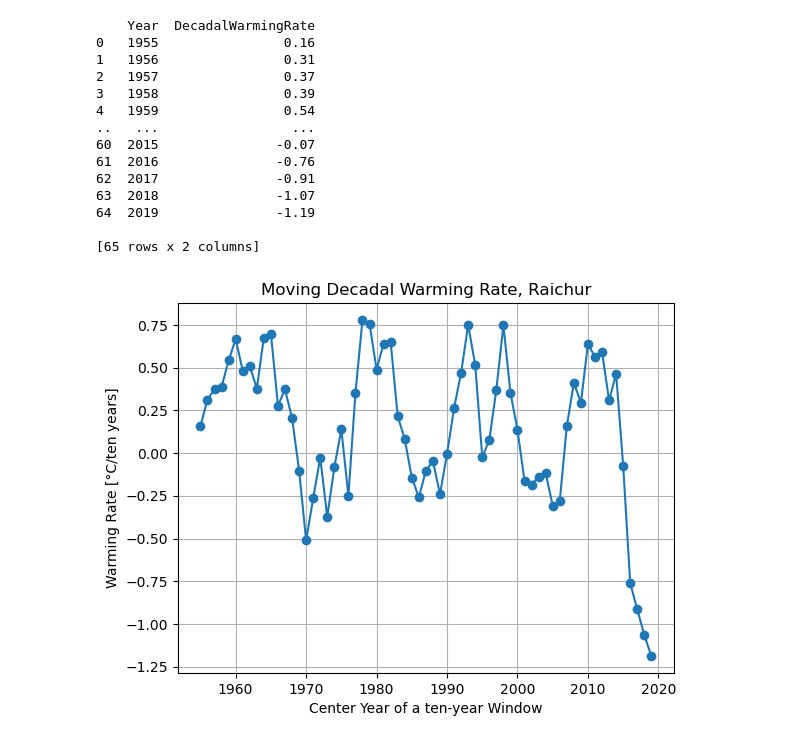
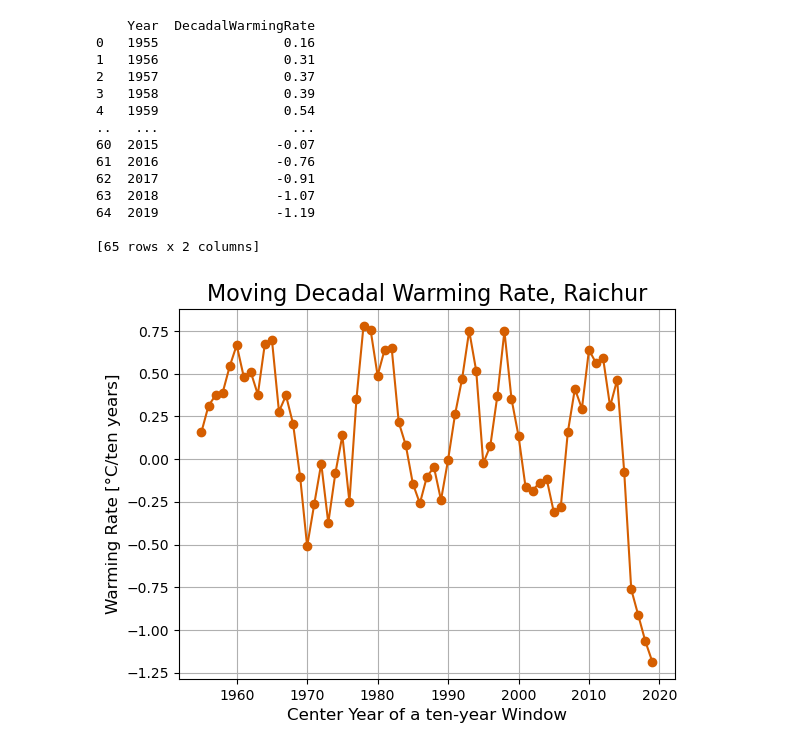
Before and after one commit to olgakarwowska/Karnataka_climate_data_analysis, a Jupyter notebook: Temperature_analysis_full.ipynb, the cells around one changed output. Cells and saved outputs as stored; diff of their text form; code cells hidden in the pictures.

```diff
--- a/Temperature_analysis_full.ipynb
+++ b/Temperature_analysis_full.ipynb
@@ -518,7 +466,7 @@ datasets = {
 }
 
 # Plotting
-fig, axs = plt.subplots(2, 2, figsize=(18, 13))
+fig, axs = plt.subplots(2, 2, figsize=(15, 10))
 fig.suptitle(f"Temperature Distributions: {first_start[:4]}-{first_end[:4]}  vs {last_start[:4]}-{last_end[:4]}", fontsize=16)
 
 summary_data = []
@@ -554,8 +502,8 @@ for ax, (label, df) in zip(axs.ravel(), datasets.items()):
     })
 
     # Plot histograms
-    ax.hist(temps_first, bins=30, alpha=0.5, label=f"{first_start[:4]}-{first_end[:4]}", color="blue", density=True)
-    ax.hist(temps_last, bins=30, alpha=0.5, label=f"{last_start[:4]}-{last_end[:4]}", color="red", density=True)
+    ax.hist(temps_first, bins=30, alpha=0.5, label=f"{first_start[:4]}-{first_end[:4]}", color="#0072B2", density=True)
+    ax.hist(temps_last, bins=30, alpha=0.5, label=f"{last_start[:4]}-{last_end[:4]}", color="#D55E00", density=True)
 
     # Plot mean lines
     ax.axvline(mean_first, color="blue", linestyle="--", label=f"Mean {first_start[:4]}-{first_end[:4]}: {mean_first:.2f}°C")
@@ -565,9 +513,9 @@ for ax, (label, df) in zip(axs.ravel(), datasets.items()):
     ax.text(0.8, 0.6, f"Change: {significance}", transform=ax.transAxes,
             ha='right', va='top', fontsize=12, bbox=dict(facecolor='white', alpha=0.8, edgecolor='gray'))
 
-    ax.set_title(label,fontsize=14)
-    ax.set_xlabel("Temperature [°C]")
-    ax.set_ylabel("Density")
+    ax.set_title(label,fontsize=16)
+    ax.set_xlabel("Temperature [°C]", fontsize=12)
+    ax.set_ylabel("Density", fontsize=12)
     ax.legend(fontsize=12)
 
 plt.tight_layout(rect=[0, 0.03, 1, 0.95])
@@ -578,6 +526,5 @@ summary_df = pd.DataFrame(summary_data)
 pd.set_option("display.float_format", lambda x: f"{x:0.2f}")
 print("\nSummary Statistics Table:\n")
 print(summary_df[[
-    "Location/Type", "Period", "mean", "std", "min", "25%", "50%", "75%", "max", "T-stat", "P-value"
-]])
+    "Location/Type", "Period", "mean", "std", "min", "25%", "50%", "75%", "max"]])
 # %% [output]
@@ -660,9 +602,7 @@ strong multicollinearity or other numerical problems.
 # Intercept	4.4457	0.003	The expected temperature when DateOrdinal = 0 (Jan 1 of year 1 CE). Not meaningful practically — just a mathematical anchor.
 # DateOrdinal	3.955e-05	0.000	Each day, temperature increases by ~0.00004°C. Over a year (365 days), this is ~0.0145°C increase/year — a tiny upward trend. But it's statistically significant due to large sample size.
 # %%
-##### 10.1 Monthly temperature change (could be adjusted to e.g. weekly) (single plot)
-
-# Settings
+##### 10.1 Monthly temperature change (could be adjusted to e.g. weekly) (single plot) #####
 
 ##### Plotting settings
 t = tmax_raich_monthly_mean  # Temperature dataset
@@ -703,13 +643,13 @@ avg_t_last = t_last.groupby('month')['Temperature'].mean()
 temp_diff = avg_t_last - avg_t_first
 
 # Create figure and axis
-fig, ax1 = plt.subplots(figsize=(12, 6))
+fig, ax1 = plt.subplots(figsize=(10, 5))
 
 # Line plots for both decades
-ax1.plot(avg_t_first.index, avg_t_first, label=f"{first_start[:4]}-{first_end[:4]}", color='blue')
-ax1.plot(avg_t_last.index, avg_t_last, label=f"{last_start[:4]}-{last_end[:4]}", color='red')
-ax1.set_ylabel(f'Mean {t_type} Temperature [°C]')
-ax1.set_xlabel('Month')
+ax1.plot(avg_t_first.index, avg_t_first, label=f"{first_start[:4]}-{first_end[:4]}", color='#0072B2')
+ax1.plot(avg_t_last.index, avg_t_last, label=f"{last_start[:4]}-{last_end[:4]}", color='#D55E00')
+ax1.set_ylabel(f'Mean {t_type} Temperature [°C]', fontsize=12)
+ax1.set_xlabel('Month', fontsize=12)
 ax1.set_xticklabels(avg_t_first.index, rotation=45)
 ax1.grid(axis='y')
 ax1.legend(loc='upper left')
@@ -719,9 +659,9 @@ ax1.legend(loc='upper left')
 ax2 = ax1.twinx()
 ax2.bar(temp_diff.index, temp_diff.values, color='gray', alpha=0.3, label='Difference (last - first)')
 ax2.set_ylabel('Temperature Difference [°C]')
-ax2.legend(loc='upper right')
+ax2.legend(loc='upper center')
 
-plt.title(f"Mean {t_type} Monthly Temperature in {location}: {first_start[:4]}–{first_end[:4]} vs {last_start[:4]}–{last_end[:4]}")
+plt.title(f"Mean {t_type} Monthly Temperature in {location}: {first_start[:4]}–{first_end[:4]} vs {last_start[:4]}–{last_end[:4]}", fontsize=16)
 plt.tight_layout()
 plt.show()
 # %% [output]
@@ -835,34 +774,34 @@ tmax_raich_yearly_mean
 # %%
-# 11.2 Plotting decadal warming rate
+#####  11.2 Plotting decadal warming rate (single plot) #####
 # Settings
 df_t = tmax_raich_yearly_mean
 time = 10 # 20 for 20-year window of warming ect.
 time_string = "ten" # same as above, used for the plot title
 location = "Raichur"
 # End settings
 
 decadal_trends = moving_decadal_rate(df_t, window=time)
 print(decadal_trends)
 
-plt.plot(decadal_trends['Year'], decadal_trends['DecadalWarmingRate'], marker='o')
-plt.xlabel(f'Center Year of a {time_string}-year Window')
-plt.ylabel(f'Warming Rate [°C/{time_string} years]')
-plt.title(f'Moving Decadal Warming Rate, {location}')
+plt.plot(decadal_trends['Year'], decadal_trends['DecadalWarmingRate'], marker='o', color="#D55E00")
+plt.xlabel(f'Center Year of a {time_string}-year Window', fontsize = 12)
+plt.ylabel(f'Warming Rate [°C/{time_string} years]', fontsize = 12)
+plt.title(f'Moving Decadal Warming Rate, {location}', fontsize = 16)
 plt.grid(True)
 plt.show()
 # %% [output]
     Year  DecadalWarmingRate
 0   1955                0.16
 1   1956                0.31
 2   1957                0.37
 3   1958                0.39
 4   1959                0.54
 ..   ...                 ...
 60  2015               -0.07
 61  2016               -0.76
 62  2017               -0.91
 63  2018               -1.07
 64  2019               -1.19
 
 [65 rows x 2 columns]
-[figure, old version]
+[figure, new version]
```
Also changed, not shown: parts of 50 cells of this notebook, 4 other files.
